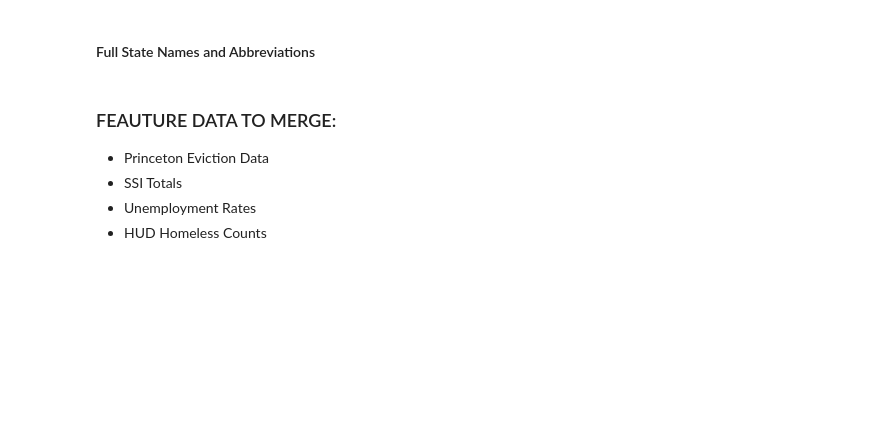
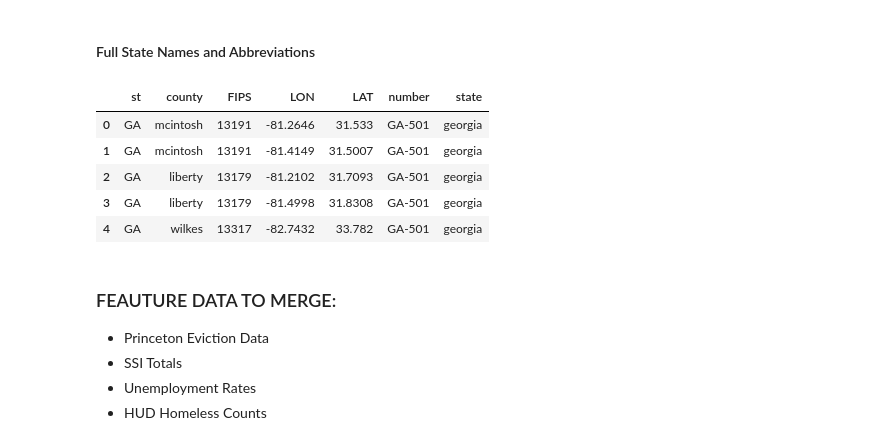
Before and after one commit to windyseng/predicting_homelessness, a Jupyter notebook: predict_homelessness_2.ipynb, the cells around one changed output. Drawn from its saved outputs; the diff is of its cells as text; code cells hidden in the pictures; blank space fills up the shorter version.

```diff
--- a/predict_homelessness_2.ipynb
+++ b/predict_homelessness_2.ipynb
@@ -17,7 +17,7 @@ import string
 # %% [markdown]
 #### HUD COC Codes & FIPS Data
 # %%
-coc_df = pd.read_csv('full_county_list.csv') #mannually compiled list with HUD codes
+coc_df = pd.read_csv('location_/full_county_list.csv') #mannually compiled list with HUD codes
 # %%
 coc_df.shape
 # %% [output]
@@ -147,7 +147,7 @@ codes_df.county = codes_df.county.apply(lambda x: punct(x).strip())
 # %% [markdown]
 #### Full State Names and Abbreviations
 # %%
-st_df = pd.read_csv('states.csv')
+st_df = pd.read_csv('location_/states.csv')
 # %%
 #merge the state names with the location and HUD data
 codes_df = pd.merge(codes_df, st_df, how='outer', left_on=('st'), right_on=('Abbreviation'))
@@ -157,6 +157,15 @@ codes_df.drop('Abbreviation', axis=1, inplace=True) #drop duplicate column
 codes_df.rename({'State':'state'}, axis=1, inplace=True)
 # %%
 codes_df.state = codes_df.state.apply(lambda x: str(x).lower()) #strings to lowercase
+# %%
+codes_df.head()
+# %% [output]
+|  | st | county | FIPS | LON | LAT | number | state |
+| 0 | GA | mcintosh | 13191 | -81.2646 | 31.533 | GA-501 | georgia |
+| 1 | GA | mcintosh | 13191 | -81.4149 | 31.5007 | GA-501 | georgia |
+| 2 | GA | liberty | 13179 | -81.2102 | 31.7093 | GA-501 | georgia |
+| 3 | GA | liberty | 13179 | -81.4998 | 31.8308 | GA-501 | georgia |
+| 4 | GA | wilkes | 13317 | -82.7432 | 33.782 | GA-501 | georgia |
 # %%
 #codes_df.to_csv('codes.csv')
 # %% [markdown]
```
Also changed, not shown: parts of 2 cells of this notebook, 5 other files.
